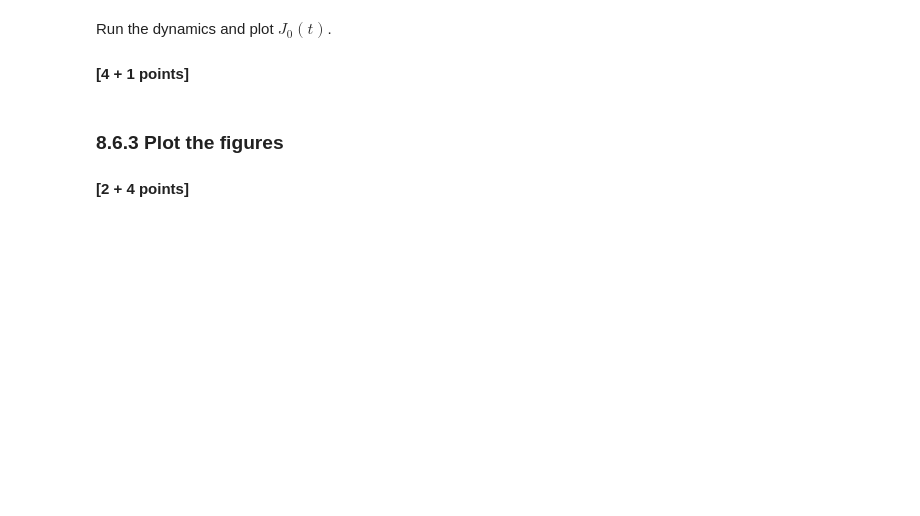
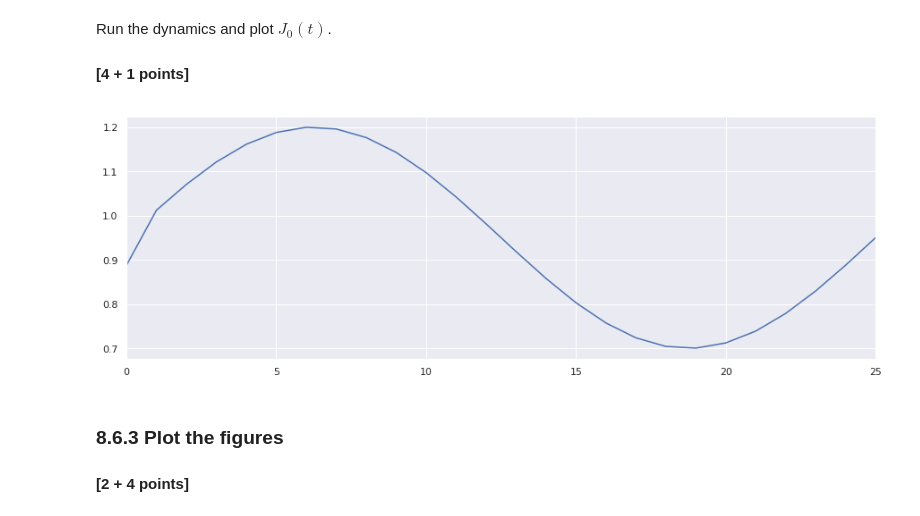
Before and after one commit to laureleo/EPFL-BIO-465, a Jupyter notebook: Ex2_Victor_Wiklund_300706.ipynb, the cells around one changed output. Cells and saved outputs as stored; diff of their text form; code cells hidden in the pictures; blank space fills up the shorter version.

```diff
--- a/Ex2_Victor_Wiklund_300706.ipynb
+++ b/Ex2_Victor_Wiklund_300706.ipynb
@@ -711,28 +740,52 @@ Run the dynamics and plot $J_0(t)$.
 # %%
 ## Here we prepare a dictionary in which to store the state, J0, threshold and overlap for each time step ##
 dic_evolution = {}
+dic_evolution['timestep'] = []
 dic_evolution['J0'] = []
 dic_evolution['V'] = []
 dic_evolution['thresh'] = []
 dic_evolution['overl'] = []
 
 ## Set the initial state of the matrix equal to the first pattern
-V = ???
+dic_evolution['V'].append(items[0])
+
+#Also append the initial state for the other variables of interest
+dic_evolution['timestep'].append(0)
+dic_evolution['J0'].append(J0)
+dic_evolution['thresh'].append(thresh_0)
+dic_evolution['overl'].append(np.array([overlap_mat(pattern, items[0]) for pattern in items]).reshape(16))
+
+
 
 ## Now we are ready to run the dynamics
-for i in range(timesteps):
-    J0 = ??? ## use numpy.sin() to have the correct osclillatory behavior. Don't forget to scale it correctly
-    ??? = evolve(???)
+for i in range(1, timesteps):
 
-    dic_evolution['J0'] += ???
-    dic_evolution['V'] += ???
-    dic_evolution['thresh'] += ???
-    dic_evolution['overl'] += ???
+    #Calculate the current J0
+    J0 = mean + (max_J0 - mean) *np.sin(2*np.pi*i/TJ0) ## use numpy.sin() to have the correct osclillatory behavior. Don't forget to scale it correctly
+
+    #Retrieve the current state of the neurons
+    current_V = dic_evolution['V'][-1]
+
+    #Retrieve current state of thresholds
+    current_th = dic_evolution['thresh'][-1]
+
+    #Calculate new state
+    new_V, new_th, new_overlap = evolve(current_V, current_th, J0)
+
+    #Store new state info
+    dic_evolution['timestep'].append(i)
+    dic_evolution['J0'].append(J0)
+    dic_evolution['V'].append(new_V)
+    dic_evolution['thresh'].append(new_th)
+    dic_evolution['overl'].append(new_overlap)
 # %%
 ## check that you have the right evolution of J0
-plt.plot(???)
-plt.xlim([0,???])  ## plot for one period
+fix, ax = plt.subplots(figsize = (15, 5))
+plt.plot(dic_evolution['timestep'], dic_evolution['J0'])
+plt.xlim([0,TJ0])  ## plot for one period
 plt.show()
+# %% [output]
+[figure, added]
 # %% [markdown]
 ### 8.6.3 Plot the figures
 #### [2 + 4 points]
```
Also changed, not shown: parts of 18 cells of this notebook, 6 other files.
